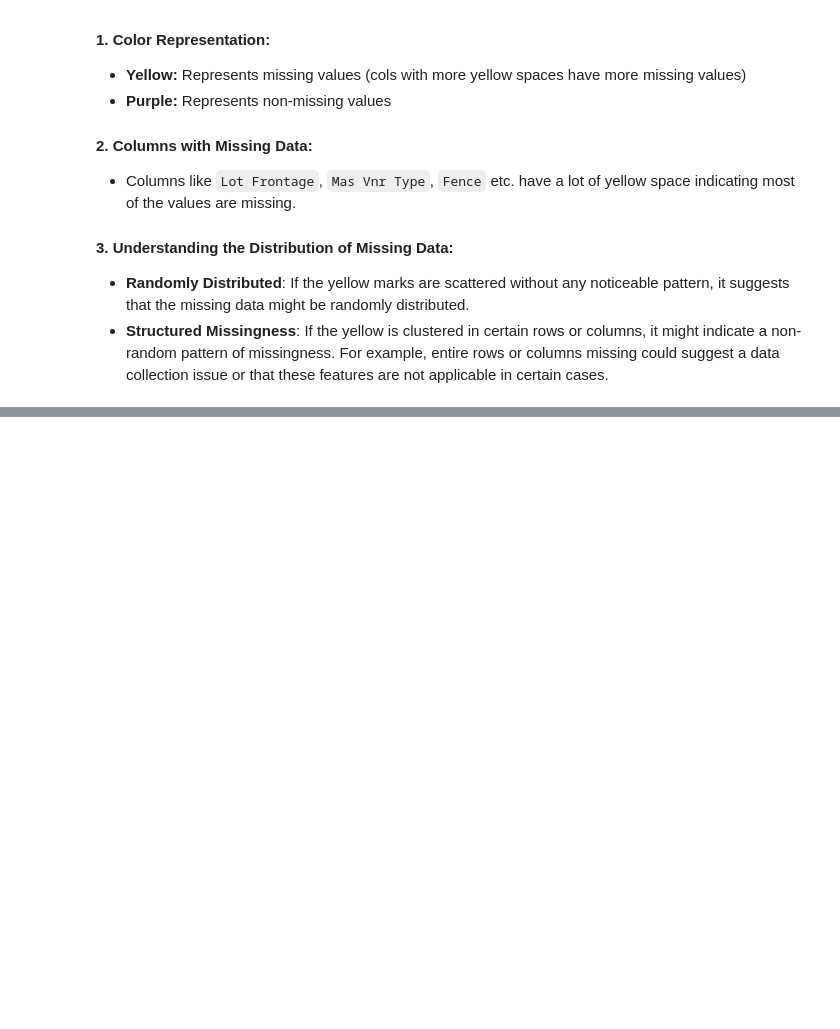
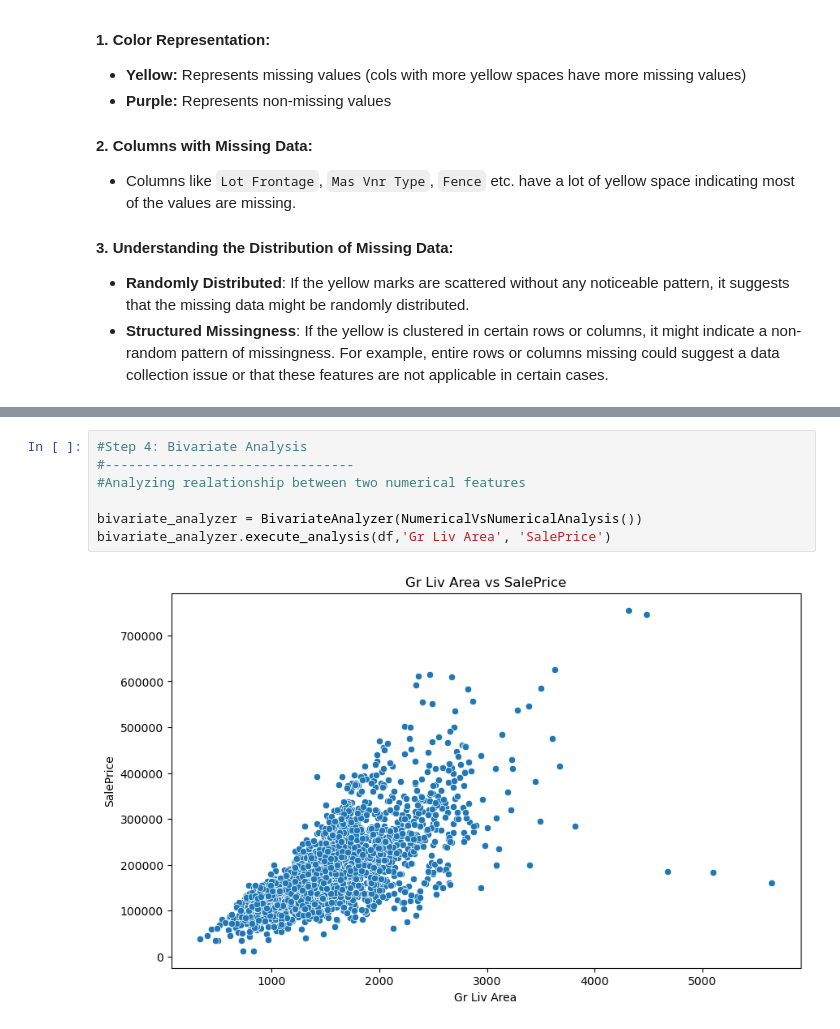
Before and after one commit to sahil120105/House-Price-Predictor, a Jupyter notebook: analysis/EDA.ipynb, the cells around one changed output, grey strips where cells are left out. Drawn from its saved outputs; the diff is of its cells as text; blank space fills up the shorter version.

```diff
--- a/analysis/EDA.ipynb
+++ b/analysis/EDA.ipynb
@@ -111,0 +204,9 @@ Visualizing Missing Values:
+# %%
+#Step 4: Bivariate Analysis
+#--------------------------------
+#Analyzing realationship between two numerical features
+
+bivariate_analyzer = BivariateAnalyzer(NumericalVsNumericalAnalysis())
+bivariate_analyzer.execute_analysis(df,'Gr Liv Area', 'SalePrice')
+# %% [output]
+[figure, added]
```
Also changed, not shown: parts of 8 cells of this notebook, 1 other file.
